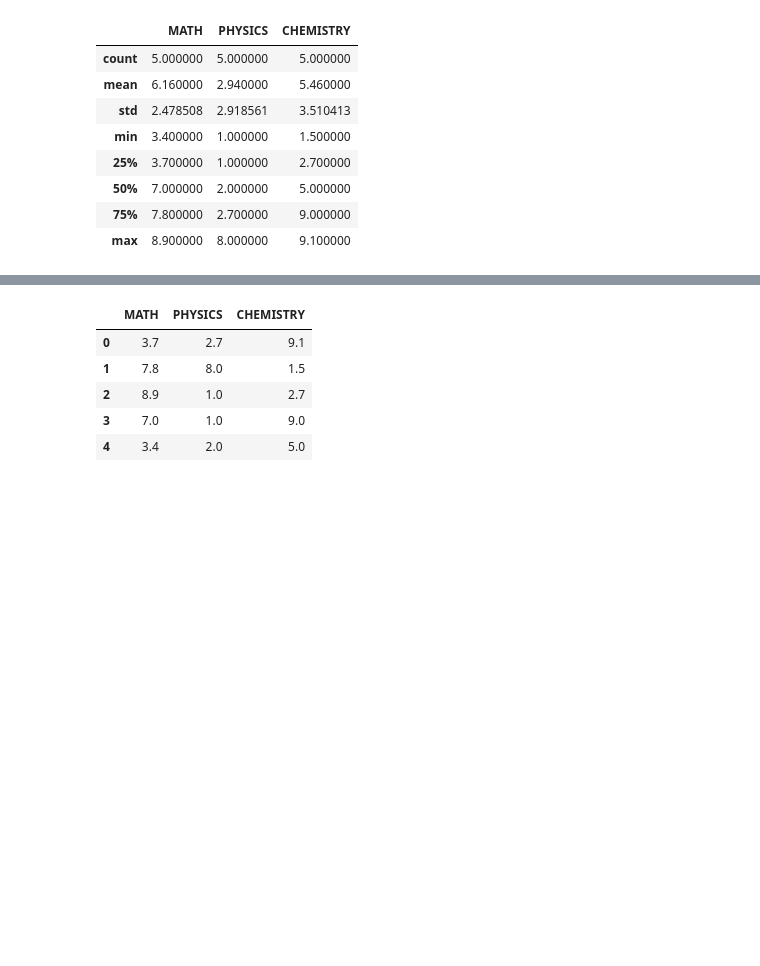
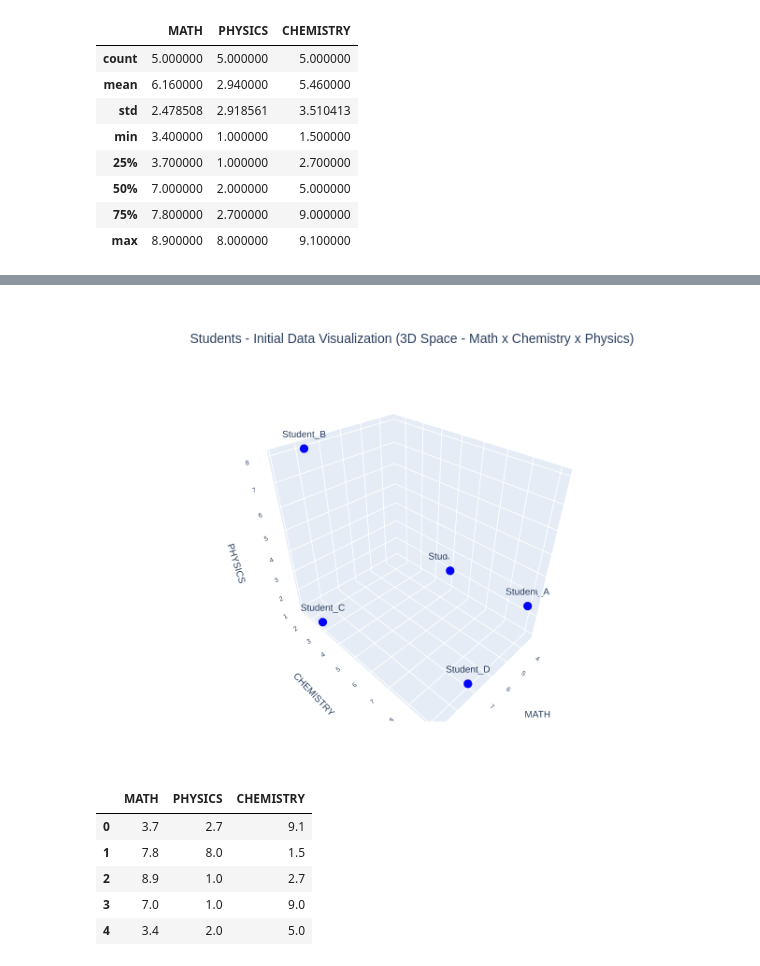
Before and after one commit to danielpm1982/sample-ml-clustering, a Jupyter notebook: sample-ml-clustering-hierarchical-agglomerative.ipynb, the cells around one changed output, grey strips where cells are left out. Drawn from its saved outputs; the diff is of its cells as text; code cells hidden in the pictures; blank space fills up the shorter version.

```diff
--- a/sample-ml-clustering-hierarchical-agglomerative.ipynb
+++ b/sample-ml-clustering-hierarchical-agglomerative.ipynb
@@ -74,3 +73,56 @@ IFrame(src='./entrance_exam_data_initial.html', width=600, height=500)
+# %%
+# we can plot the same data and see the observations above, as below - better compatibility with cloud .ipynb running, and
+# works fine locally as well:
+pio.renderers.default = "jupyterlab"
+import plotly.graph_objects as go
+fig = go.Figure()
+
+# ---------- 1. Students scatter ----------
+fig.add_trace(go.Scatter3d(
+    x=entrance_exam_data["MATH"],
+    y=entrance_exam_data["CHEMISTRY"],
+    z=entrance_exam_data["PHYSICS"],
+    mode='markers+text',
+    text=entrance_exam_data["STUDENT"],
+    textposition='top center',
+    textfont=dict(size=10),
+    name="Students",
+    marker=dict(size=3, color="blue")
+))
+
+# ---------- Layout ----------
+fig.update_layout(
+    title={
+        'text': "Students - Initial Data Visualization (3D Space - Math x Chemistry x Physics)",
+        'x': 0.5,
+        'xanchor': 'center',
+        'font': dict(size=14),
+        'pad': dict(t=0, b=0)
+    },
+    legend=dict(
+        itemsizing='constant',  # keeps markers same size as in plot
+        font=dict(size=11),     # legend text size
+    ),
+    scene=dict(
+        xaxis=dict(title=dict(text="MATH",font=dict(size=10)),tickfont=dict(size=9)),
+        yaxis=dict(title=dict(text="CHEMISTRY",font=dict(size=10)),tickfont=dict(size=9)),
+        zaxis=dict(title=dict(text="PHYSICS",font=dict(size=10)),tickfont=dict(size=9))
+    ),
+    width=600,
+    height=500,
+    margin=dict(
+        l=80,
+        r=80,
+        t=90,
+        b=50
+    )
+)
+
+# ---------- Save ----------
+fig.write_html('entrance_exam_data_initial.html')
+fig.show()
+# %% [output]
+[figure, added]
 # %%
 # in case we had data measured in different units or very different ranges of data for each variable (discipline), we could
 # have normalized our data using ZScore as below (in our case we don't)
```
Also changed, not shown: parts of 1 cell of this notebook, 20 other files.
